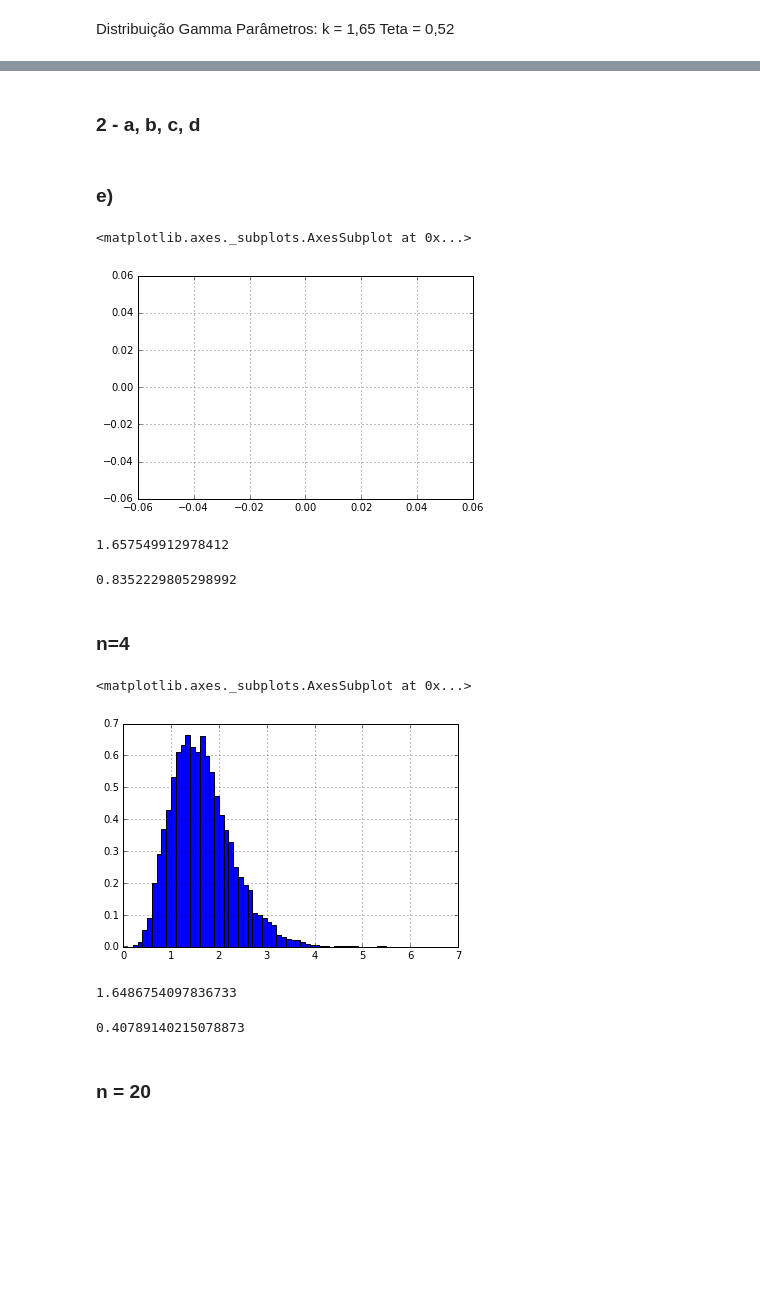
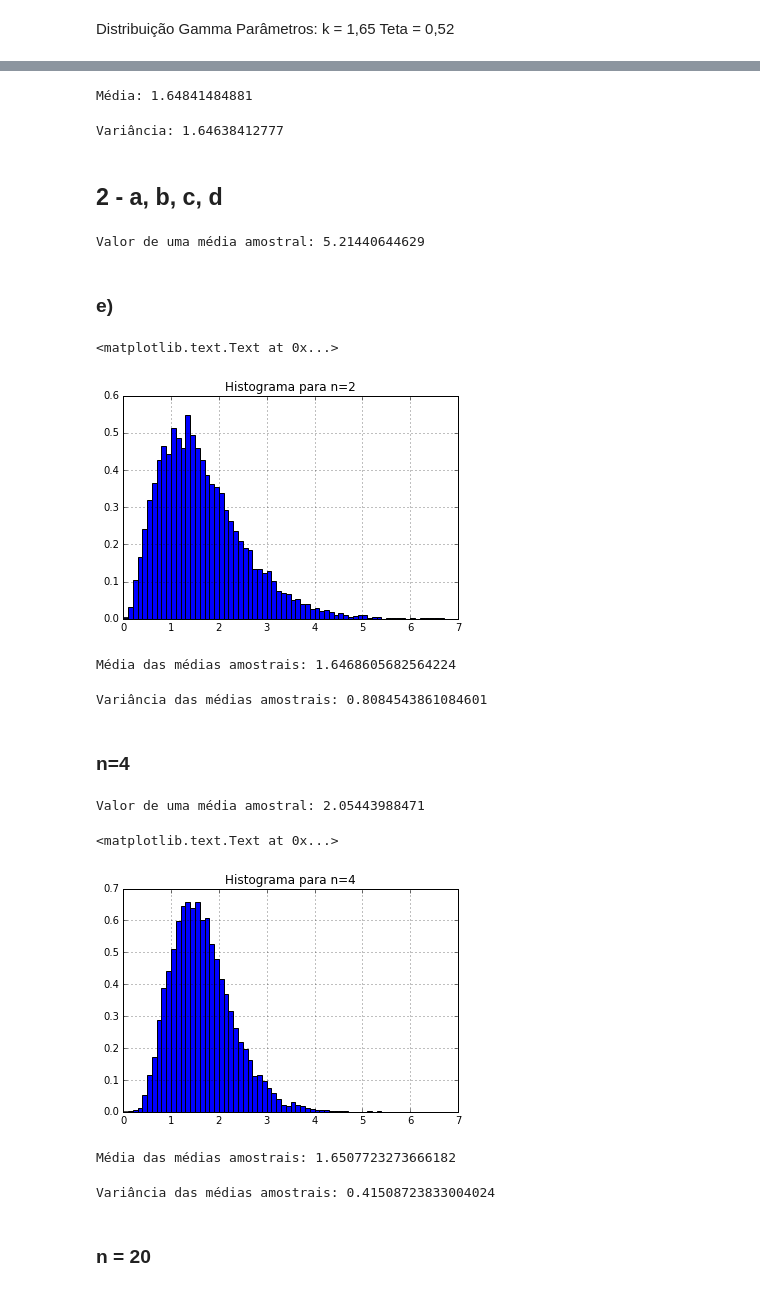
Before and after one commit to matheuscgc/CD, a Jupyter notebook: Miniprojeto-2/MINIPROJETO 2.ipynb, the cells around one changed output, grey strips where cells are left out. Cells and saved outputs as stored; diff of their text form; code cells hidden in the pictures; blank space fills up the shorter version.

```diff
--- a/Miniprojeto-2/MINIPROJETO 2.ipynb
+++ b/Miniprojeto-2/MINIPROJETO 2.ipynb
@@ -24,9 +26,15 @@ espaco = stats.gamma.rvs(k, loc=0, scale=1, size=1000000, random_state=None)
 # %%
 media = espaco.mean()
+print ("Média:", media)
+# %% [output]
+Média: 1.64841484881
 # %%
 var = espaco.var()
+print ("Variância:", var)
+# %% [output]
+Variância: 1.64638412777
 # %% [markdown]
-### 2 - a, b, c, d
+## 2 - a, b, c, d
 # %%
 z = 0
 n = 0
@@ -40,25 +48,29 @@ while z < 10000:
     lista_medias.append(media)
     z+=1
     n=0
+print ("Valor de uma média amostral:", media)
+# %% [output]
+Valor de uma média amostral: 5.21440644629
 # %% [markdown]
 ### e)
 # %%
 faixa = np.arange(0, 7, 0.1)
 h = pd.Series(lista_medias)
 h.hist(bins = faixa, normed=True)
+plt.title ("Histograma para n=2")
 # %% [output]
-<matplotlib.axes._subplots.AxesSubplot at 0x...>
+<matplotlib.text.Text at 0x...>
-[figure, old version]
+[figure, new version]
 # %%
 media_medias_amostrais = h.mean()
-media_medias_amostrais
+print ("Média das médias amostrais:", media_medias_amostrais)
 # %% [output]
-1.657549912978412
+Média das médias amostrais: 1.6468605682564224
 # %%
 var_medias_amostrais = h.var()
-var_medias_amostrais
+print ("Variância das médias amostrais:", var_medias_amostrais)
 # %% [output]
-0.8352229805298992
+Variância das médias amostrais: 0.8084543861084601
 # %% [markdown]
 ### n=4
 # %%
@@ -74,22 +86,26 @@ while z < 10000:
     lista_medias.append(media)
     z+=1
     n=0
+print ("Valor de uma média amostral:", media)
+# %% [output]
+Valor de uma média amostral: 2.05443988471
 # %%
 h = pd.Series(lista_medias)
 h.hist(bins = faixa, normed=True)
+plt.title ("Histograma para n=4")
 # %% [output]
-<matplotlib.axes._subplots.AxesSubplot at 0x...>
+<matplotlib.text.Text at 0x...>
-[figure, old version]
+[figure, new version]
 # %%
 media_medias_amostrais = h.mean()
-media_medias_amostrais
+print ("Média das médias amostrais:", media_medias_amostrais)
 # %% [output]
-1.6486754097836733
+Média das médias amostrais: 1.6507723273666182
 # %%
 var_medias_amostrais = h.var()
-var_medias_amostrais
+print ("Variância das médias amostrais:", var_medias_amostrais)
 # %% [output]
-0.40789140215078873
+Variância das médias amostrais: 0.41508723833004024
 # %% [markdown]
 ### n = 20
 # %%
```
Also changed, not shown: parts of 23 cells of this notebook.
